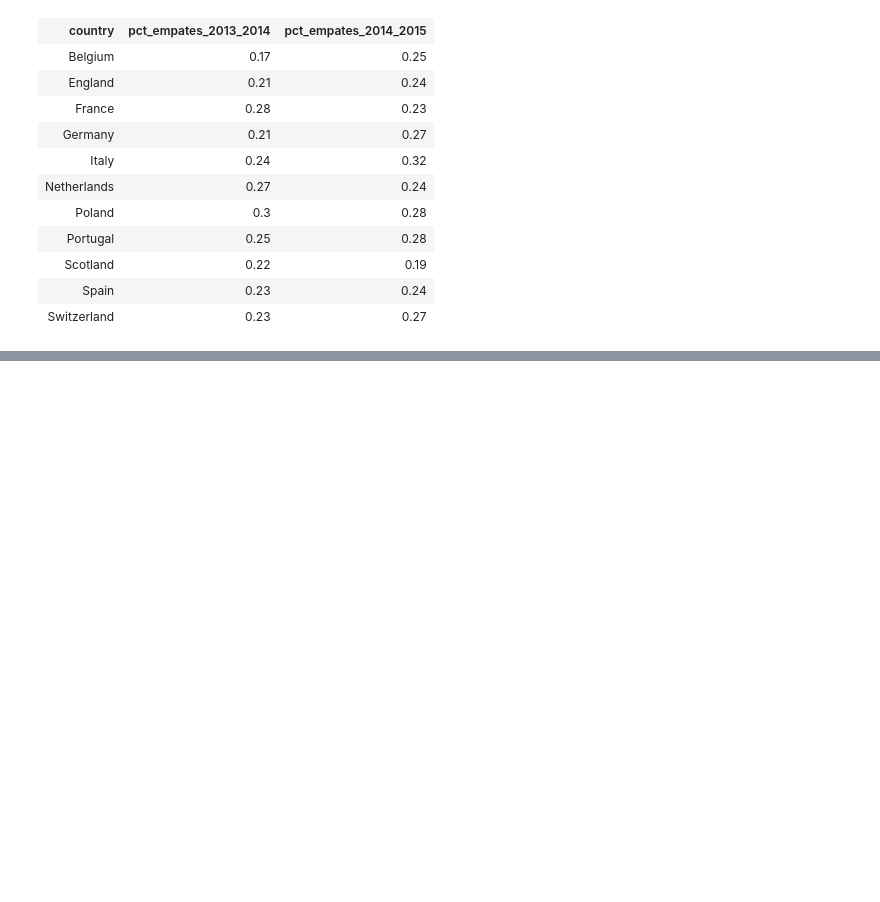
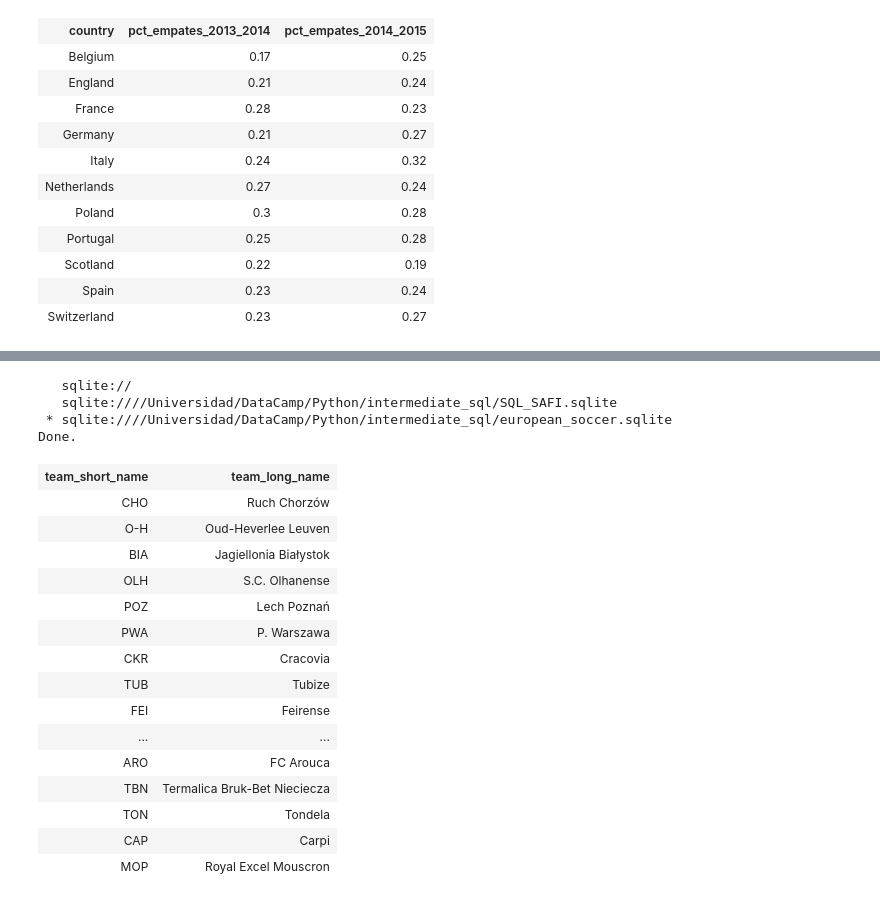
Before and after one commit to adinamarca/notebooks, a Jupyter notebook: SQL/intermediate_sql/notebook.ipynb, the cells around one changed output, grey strips where cells are left out. Cells and saved outputs as stored; diff of their text form; code cells hidden in the pictures; blank space fills up the shorter version.

```diff
--- a/SQL/intermediate_sql/notebook.ipynb
+++ b/SQL/intermediate_sql/notebook.ipynb
@@ -1296,0 +1575,27 @@ Done.
+# %%
+%sql SELECT team_short_name, \
+team_long_name \
+FROM team \
+WHERE team_api_id IN \
+(SELECT DISTINCT home_team_api_id FROM match)
+# %% [output]
+   sqlite://
+   sqlite:////Universidad/DataCamp/Python/intermediate_sql/SQL_SAFI.sqlite
+ * sqlite:////Universidad/DataCamp/Python/intermediate_sql/european_soccer.sqlite
+Done.
+| team_short_name | team_long_name |
+| CHO | Ruch Chorzów |
+| O-H | Oud-Heverlee Leuven |
+| BIA | Jagiellonia Białystok |
+| OLH | S.C. Olhanense |
+| POZ | Lech Poznań |
+| PWA | P. Warszawa |
+| CKR | Cracovia |
+| TUB | Tubize |
+| FEI | Feirense |
+| ... | ... |
+| ARO | FC Arouca |
+| TBN | Termalica Bruk-Bet Nieciecza |
+| TON | Tondela |
+| CAP | Carpi |
+| MOP | Royal Excel Mouscron |
```
Also changed, not shown: parts of 24 cells of this notebook.
